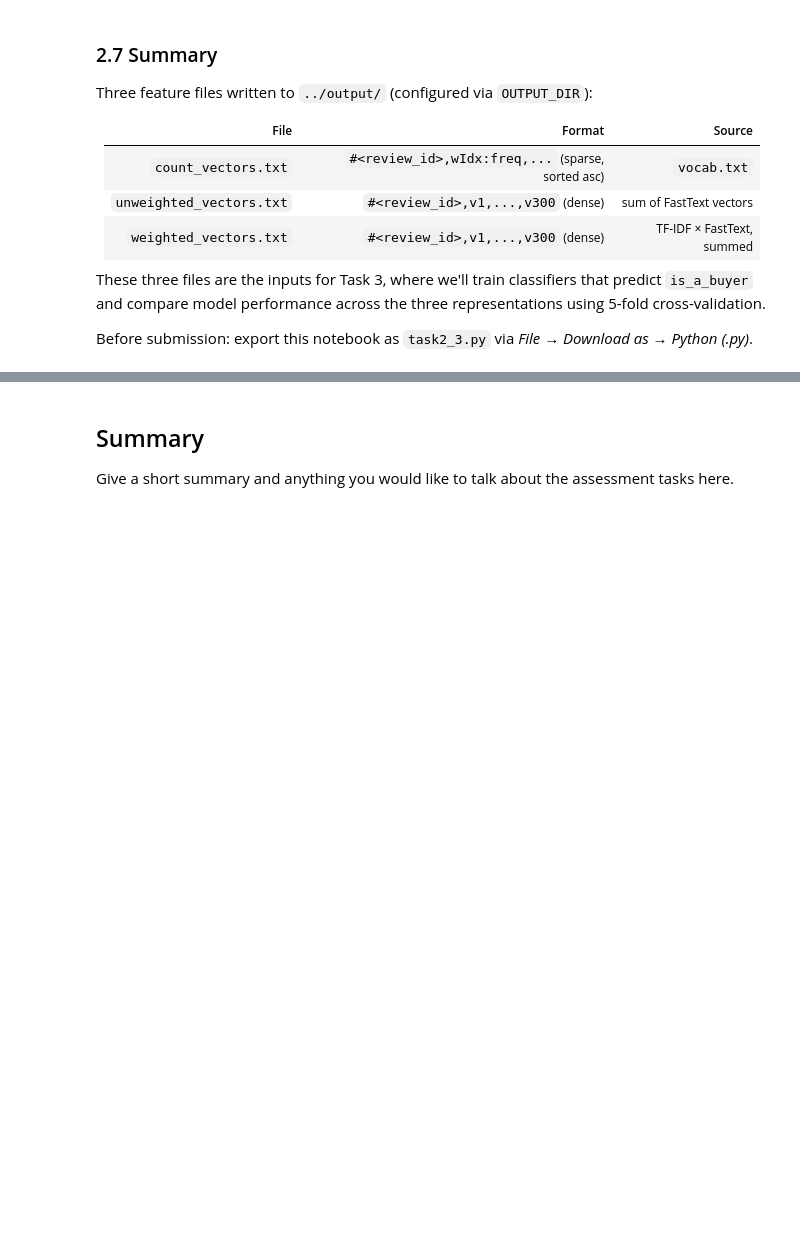
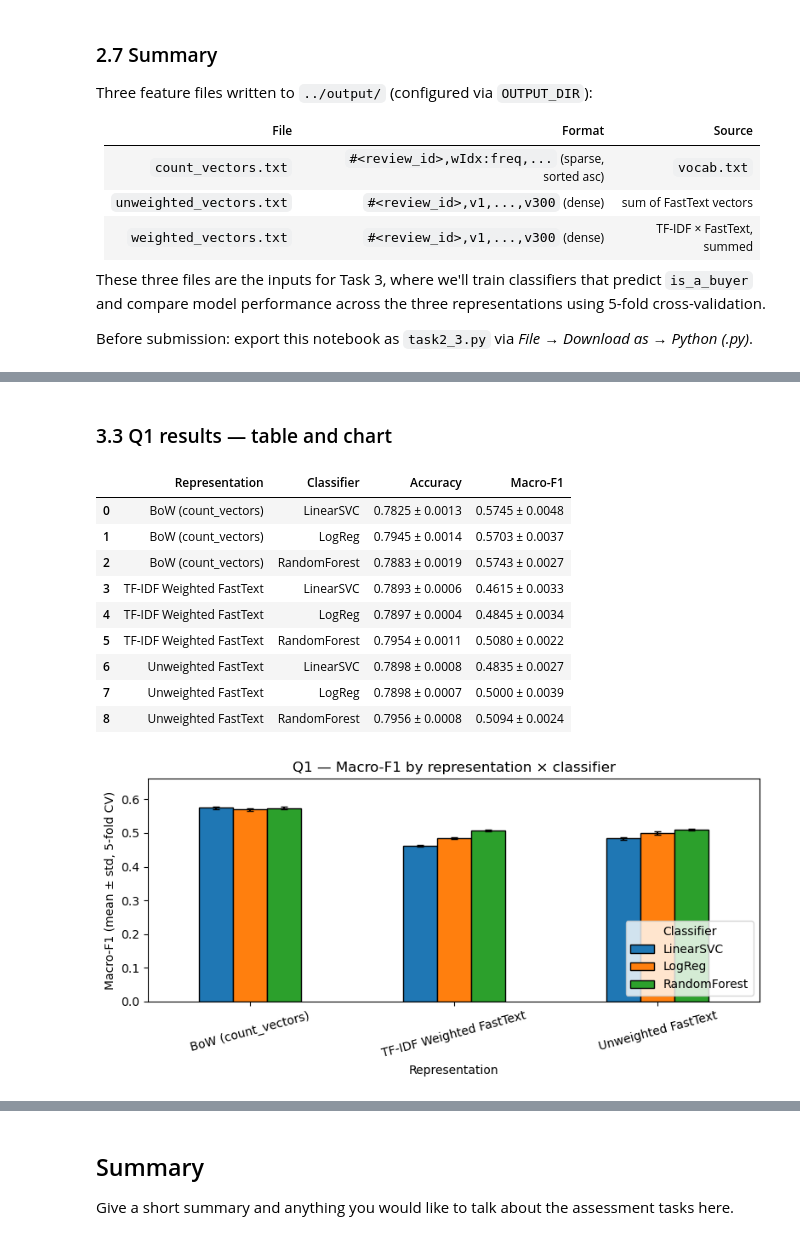
Before and after one commit to Kyle8Bits/APDS_Milestone, a Jupyter notebook: data/task2_3.ipynb, the cells around one changed output, grey strips where cells are left out. Drawn from its saved outputs; the diff is of its cells as text; code cells hidden in the pictures; blank space fills up the shorter version.

```diff
--- a/data/task2_3.ipynb
+++ b/data/task2_3.ipynb
@@ -498,0 +548,23 @@ print(q2_df.to_string(index=False))
+# %%
+# 4. Top tokens per class — sanity check that the cleaned text contains
+# class-discriminative signal. We compute mean token frequency per class
+# from the BoW matrix, sort descending, and show the top 15 per class.
+idx2word = {}
+with open(os.path.join(OUTPUT_DIR, "vocab.txt")) as f:
+    for line in f:
+        w, i = line.rstrip().rsplit(":", 1)
+        idx2word[int(i)] = w
+
+mean_freq_pos = np.asarray(X_bow[y == 1].mean(axis=0)).ravel()
+mean_freq_neg = np.asarray(X_bow[y == 0].mean(axis=0)).ravel()
+
+top_pos = np.argsort(mean_freq_pos)[::-1][:15]
+top_neg = np.argsort(mean_freq_neg)[::-1][:15]
+
+top_tokens = pd.DataFrame({
+    "is_a_buyer=1 token": [idx2word[i] for i in top_pos],
+    "mean count (1)":     [f"{mean_freq_pos[i]:.3f}" for i in top_pos],
+    "is_a_buyer=0 token": [idx2word[i] for i in top_neg],
+    "mean count (0)":     [f"{mean_freq_neg[i]:.3f}" for i in top_neg],
+})
+print(top_tokens.to_string(index=False))
@@ -498,0 +680,33 @@ print(q2_df.to_string(index=False))
+# %% [markdown]
+### 3.3  Q1 results — table and chart
+# %%
+# Pretty results table — formatted as 'mean ± std' for both metrics.
+q1_show = q1_df.copy()
+q1_show["Accuracy"]  = q1_show.apply(lambda r: f"{r.Acc_mean:.4f} ± {r.Acc_std:.4f}", axis=1)
+q1_show["Macro-F1"]  = q1_show.apply(lambda r: f"{r.F1_mean:.4f} ± {r.F1_std:.4f}", axis=1)
+q1_show = q1_show[["Representation", "Classifier", "Accuracy", "Macro-F1"]]
+display(q1_show.sort_values(["Representation", "Classifier"]).reset_index(drop=True))
+
+# Bar chart with error bars: macro-F1 per representation, grouped by classifier.
+pivot_mean = q1_df.pivot(index="Representation", columns="Classifier", values="F1_mean")
+pivot_std  = q1_df.pivot(index="Representation", columns="Classifier", values="F1_std")
+
+fig, ax = plt.subplots(figsize=(8, 4))
+pivot_mean.plot(kind="bar", yerr=pivot_std, ax=ax, capsize=3, rot=15, edgecolor="black")
+ax.set_ylabel("Macro-F1 (mean ± std, 5-fold CV)")
+ax.set_title("Q1 — Macro-F1 by representation × classifier")
+ax.set_ylim(0, max(pivot_mean.max().max() * 1.15, 0.6))
+ax.legend(title="Classifier", loc="lower right")
+plt.tight_layout(); plt.show()
+# %% [output]
+|  | Representation | Classifier | Accuracy | Macro-F1 |
+| 0 | BoW (count_vectors) | LinearSVC | 0.7825 ± 0.0013 | 0.5745 ± 0.0048 |
+| 1 | BoW (count_vectors) | LogReg | 0.7945 ± 0.0014 | 0.5703 ± 0.0037 |
+| 2 | BoW (count_vectors) | RandomForest | 0.7883 ± 0.0019 | 0.5743 ± 0.0027 |
+| 3 | TF-IDF Weighted FastText | LinearSVC | 0.7893 ± 0.0006 | 0.4615 ± 0.0033 |
+| 4 | TF-IDF Weighted FastText | LogReg | 0.7897 ± 0.0004 | 0.4845 ± 0.0034 |
+| 5 | TF-IDF Weighted FastText | RandomForest | 0.7954 ± 0.0011 | 0.5080 ± 0.0022 |
+| 6 | Unweighted FastText | LinearSVC | 0.7898 ± 0.0008 | 0.4835 ± 0.0027 |
+| 7 | Unweighted FastText | LogReg | 0.7898 ± 0.0007 | 0.5000 ± 0.0039 |
+| 8 | Unweighted FastText | RandomForest | 0.7956 ± 0.0008 | 0.5094 ± 0.0024 |
+[figure, added]
```
Also changed, not shown: parts of 35 cells of this notebook, 2 other files.
